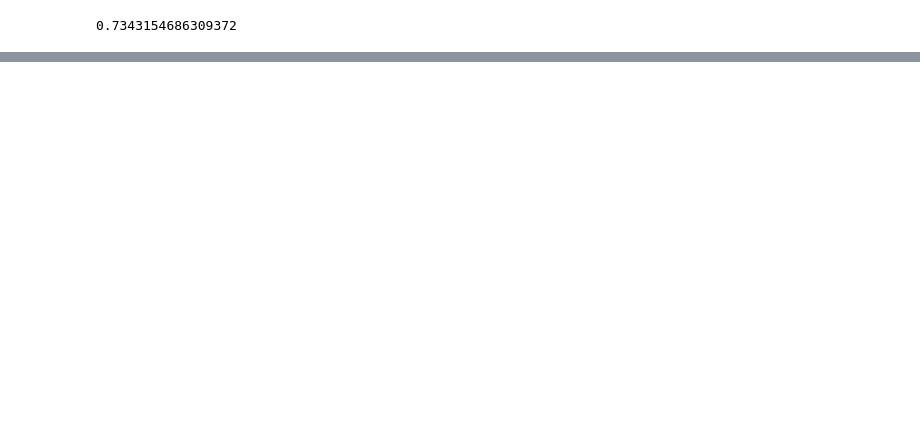
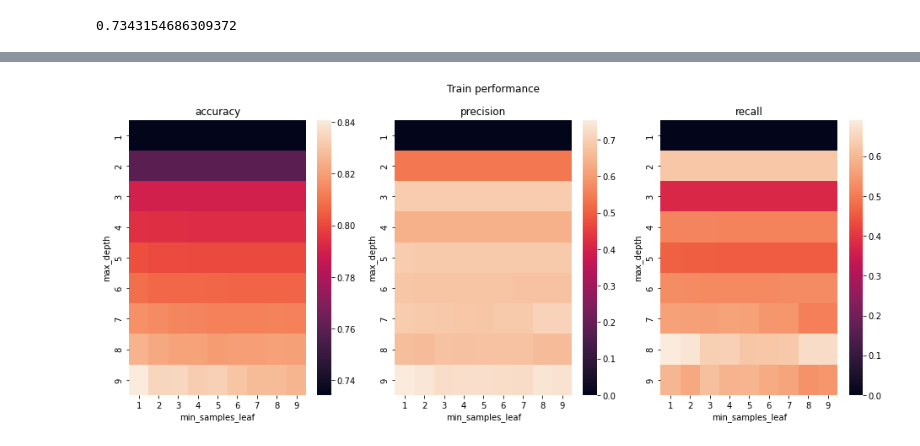
Before and after one commit to jesse-d-marder/classification-project, a Jupyter notebook: model_testing.ipynb, the cells around one changed output, grey strips where cells are left out. Cells and saved outputs as stored; diff of their text form; code cells hidden in the pictures; blank space fills up the shorter version.

```diff
--- a/model_testing.ipynb
+++ b/model_testing.ipynb
@@ -61,7 +54,3 @@ y_validate = validate[[target]]
 
 X_test = test[selected_features]
 y_test = test[[target]]
-# %%
-clf = DecisionTreeClassifier(max_depth=3, random_state=123)
-clf = clf.fit(X_train, y_train)
-y_pred = clf.predict(X_train)
@@ -215,0 +137,26 @@ combined_df.head(1)
+# %%
+depths =[]
+min_samples = []
+train_accuracies = []
+train_precisions = []
+train_recalls = []
+
+v_accuracies = []
+v_precisions = []
+v_recalls = []
+min_samples_range = range(1,10)
+d_range = range(1,10)
+for d in d_range:
+    for min_sample in min_samples_range:
+        clf, train_report = decision_tree_train(X_train, y_train, d=d, m = min_sample , print_results=False)
+        validate_report = classifier_validate(X_validate,y_validate, clf, print_results=False)
+
+        depths.append(d)
+        min_samples.append(min_sample)
+        train_accuracies.append(train_report['accuracy'])
+        train_precisions.append(train_report['precision'])
+        train_recalls.append(train_report['recall'])
+
+        v_accuracies.append(validate_report['accuracy'])
+        v_precisions.append(validate_report['precision'])
+        v_recalls.append(validate_report['recall'])
@@ -215,0 +189,15 @@ combined_df.head(1)
+# %%
+_, ax = plt.subplots(1,3, figsize=(16,6))
+to_plot = ["accuracy","precision","recall"]
+for i, metric in enumerate(to_plot):
+    heatmap_df = train_results_df.pivot("max_depth","min_samples_leaf",metric)
+    # Set floor of accuracy at the baseline
+    if i == 0:
+        sns.heatmap(heatmap_df, ax=ax[i], vmin = baseline_churn)
+        ax[i].set_title(metric)
+    else:
+        sns.heatmap(heatmap_df, ax=ax[i])
+        ax[i].set_title(metric)
+    plt.suptitle('Train performance')
+# %% [output]
+[figure, added]
```
Also changed, not shown: parts of 34 cells of this notebook, 3 other files.
